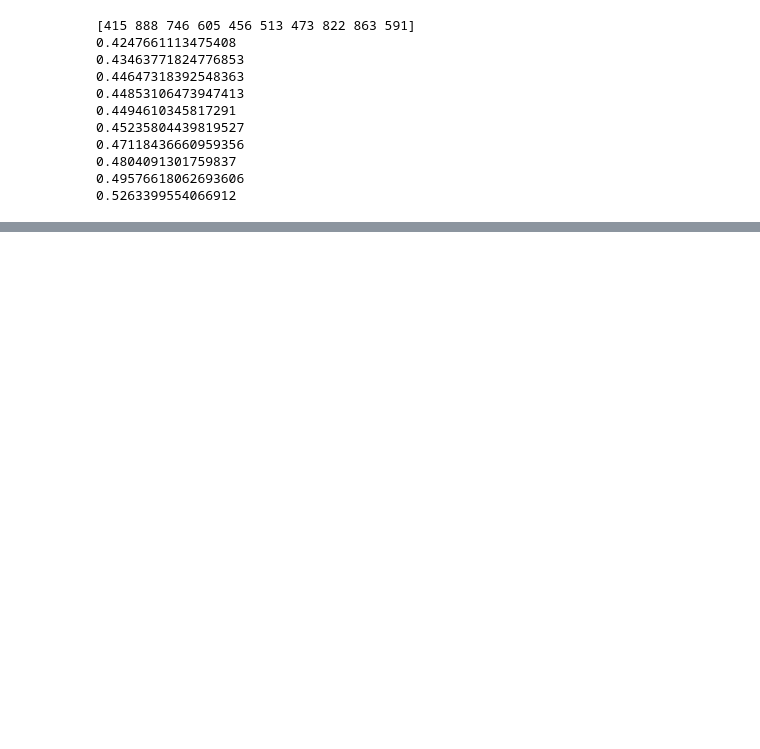
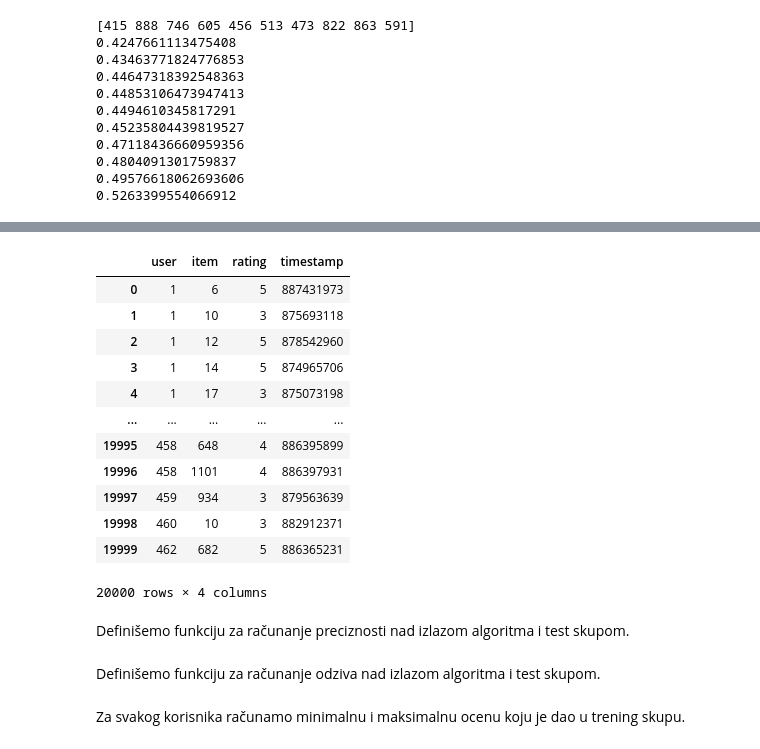
Before and after one commit to VladanaDjordjevic/Collaborative-Filtering-Covariance-Matrix, a Jupyter notebook: MovieLens 100K.ipynb, the cells around one changed output, grey strips where cells are left out. Saved outputs shown, nothing was run; the diff lists cells and outputs as text; code cells hidden in the pictures; blank space fills up the shorter version.

```diff
--- a/MovieLens 100K.ipynb
+++ b/MovieLens 100K.ipynb
@@ -100,5 +117,5 @@ array([  1,   2,   3,   4,   5,   7,   8,   9,  11,  13,  15,  16,  18,
 # %%
-test_data = pd.read_csv('ml-100k/u1.test', sep = '\\t', names = header)
+test_data = pd.read_csv('ml-100k/u1.test', sep = '\\t', names = header, engine = 'python')
 # %%
 test_data.head()
 # %% [output]
@@ -337,0 +483,18 @@ test_data[test_data['item'] == 174]
+# %%
+test_data
+# %% [output]
+|  | user | item | rating | timestamp |
+| 0 | 1 | 6 | 5 | 887431973 |
+| 1 | 1 | 10 | 3 | 875693118 |
+| 2 | 1 | 12 | 5 | 878542960 |
+| 3 | 1 | 14 | 5 | 874965706 |
+| 4 | 1 | 17 | 3 | 875073198 |
+| ... | ... | ... | ... | ... |
+| 19995 | 458 | 648 | 4 | 886395899 |
+| 19996 | 458 | 1101 | 4 | 886397931 |
+| 19997 | 459 | 934 | 3 | 879563639 |
+| 19998 | 460 | 10 | 3 | 882912371 |
+| 19999 | 462 | 682 | 5 | 886365231 |
+20000 rows × 4 columns
+# %% [markdown]
+Definišemo funkciju za računanje preciznosti nad izlazom algoritma i test skupom.
@@ -337,0 +517,2 @@ test_data[test_data['item'] == 174]
+# %% [markdown]
+Definišemo funkciju za računanje odziva nad izlazom algoritma i test skupom.
@@ -337,0 +535,2 @@ test_data[test_data['item'] == 174]
+# %% [markdown]
+Za svakog korisnika računamo minimalnu i maksimalnu ocenu koju je dao u trening skupu.
```
Also changed, not shown: parts of 60 cells of this notebook, 1 other file.
